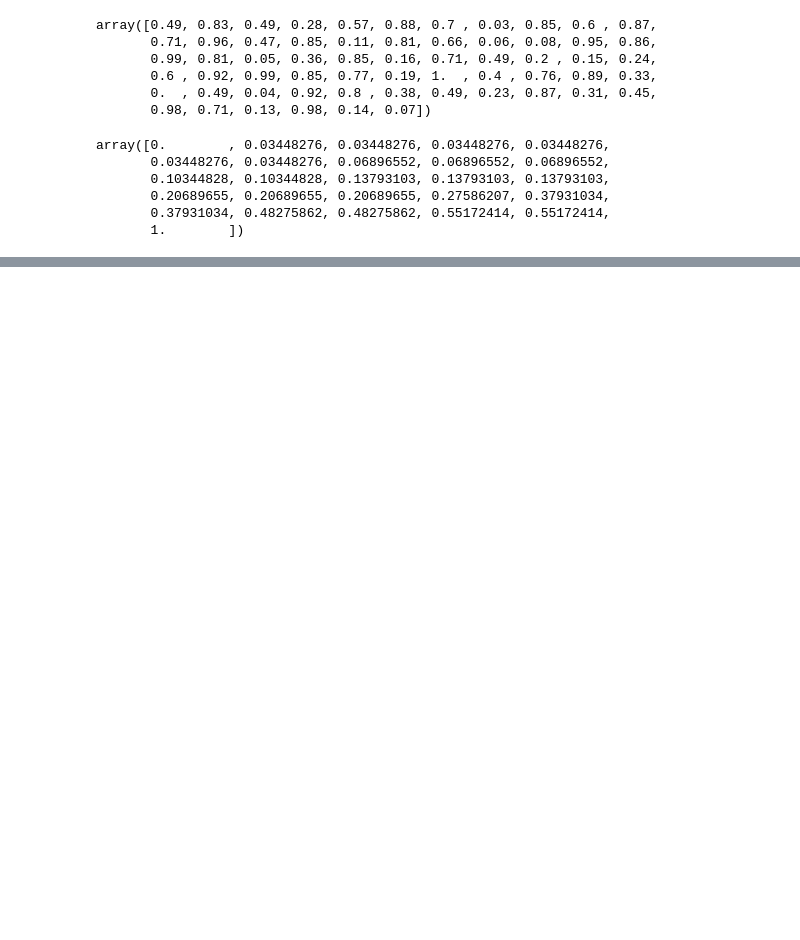
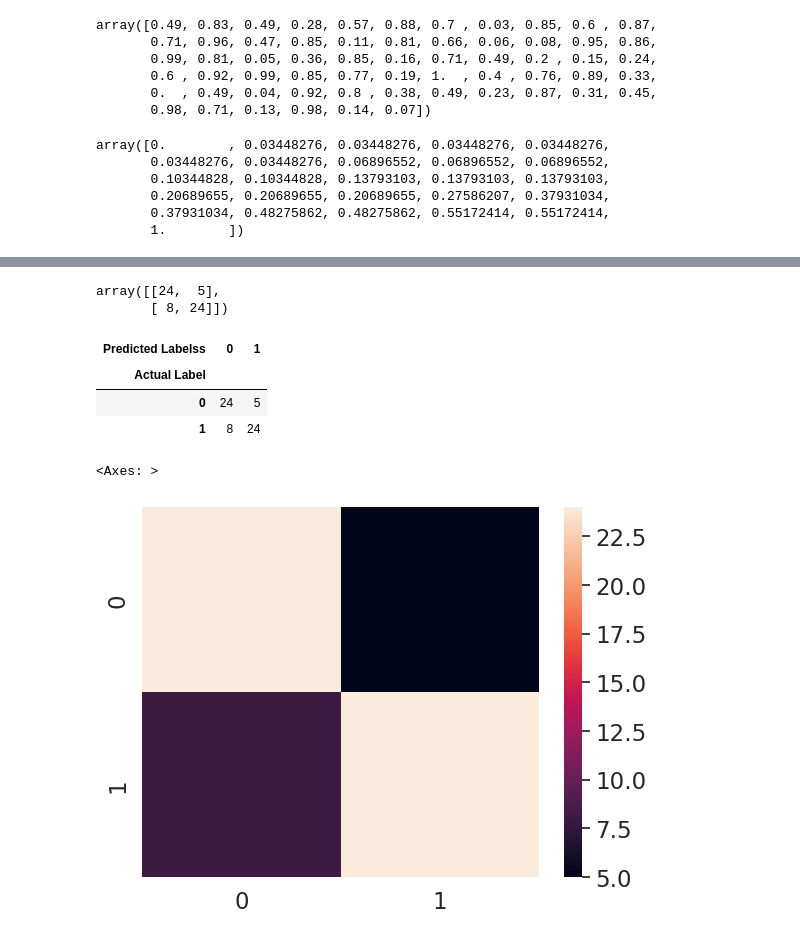
Before and after one commit to johnnvas/scikitlearn-demo, a Jupyter notebook: scikit-learn_demo.ipynb, the cells around one changed output, grey strips where cells are left out. Cells and saved outputs as stored; diff of their text form; code cells hidden in the pictures; blank space fills up the shorter version.

```diff
--- a/scikit-learn_demo.ipynb
+++ b/scikit-learn_demo.ipynb
@@ -1089,0 +1127,31 @@ array([0.        , 0.03448276, 0.03448276, 0.03448276, 0.03448276,
+# %%
+from sklearn.metrics import confusion_matrix
+
+y_preds = model.predict(x_test)
+
+confusion_matrix(y_test, y_preds)
+# %% [output]
+array([[24,  5],
+       [ 8, 24]])
+# %%
+# Visualize confusion matrix with pd.crosstab()
+pd.crosstab(y_test, y_preds, rownames=["Actual Label"], colnames=['Predicted Labelss'])
+# %% [output]
+| Predicted Labelss | 0 | 1 |
+| Actual Label |  |  |
+| 0 | 24 | 5 |
+| 1 | 8 | 24 |
+# %%
+# Make our confusion matrix more visual with Seaborns Heatmap
+import seaborn as sns
+
+# Set font scale
+sns.set(font_scale=1.5)
+
+# Create a confusion matrix
+conf_mat = confusion_matrix(y_test, y_preds)
+
+sns.heatmap(conf_mat)
+# %% [output]
+<Axes: >
+[figure, added]
```
Also changed, not shown: parts of 5 cells of this notebook.
